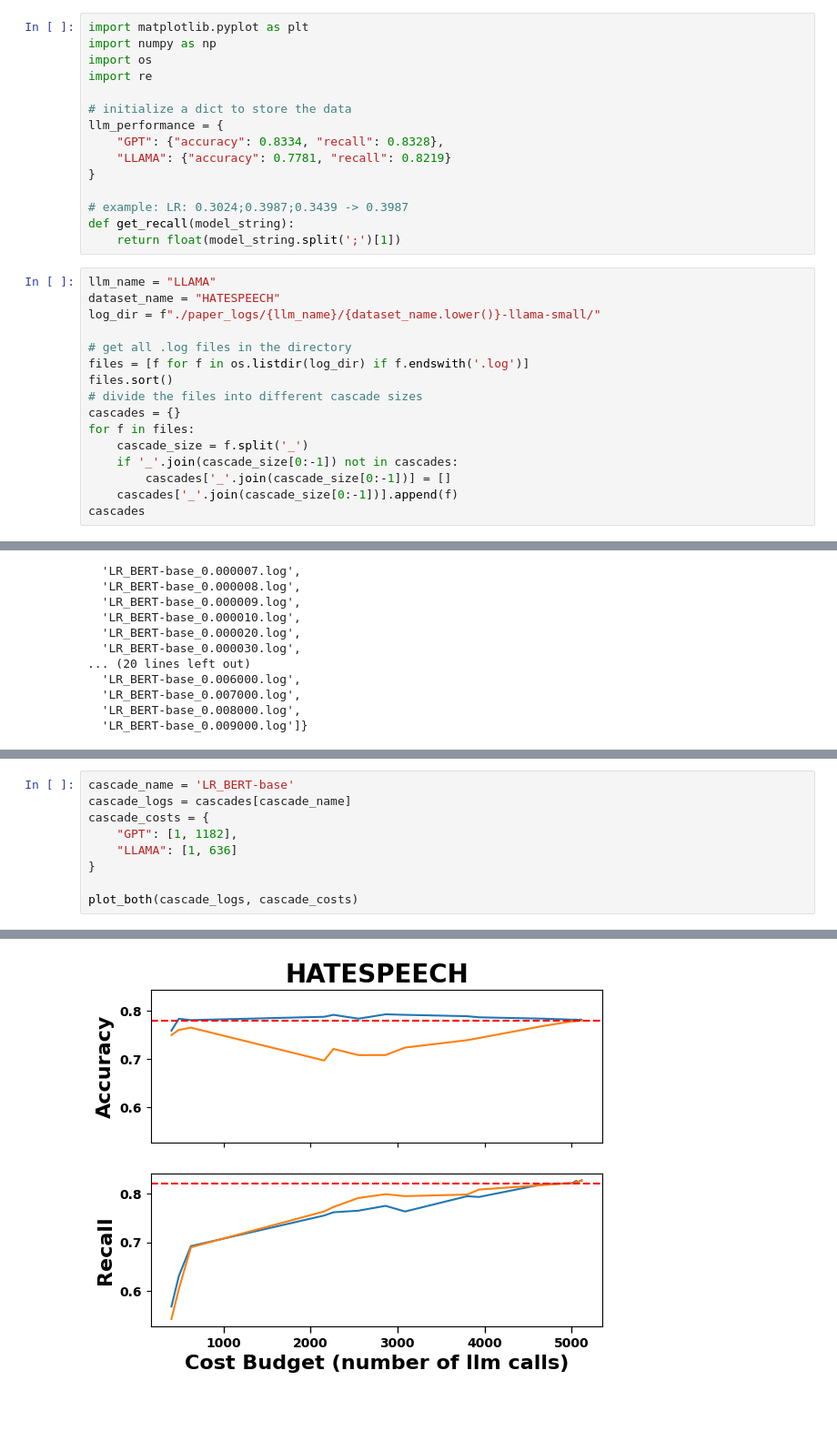
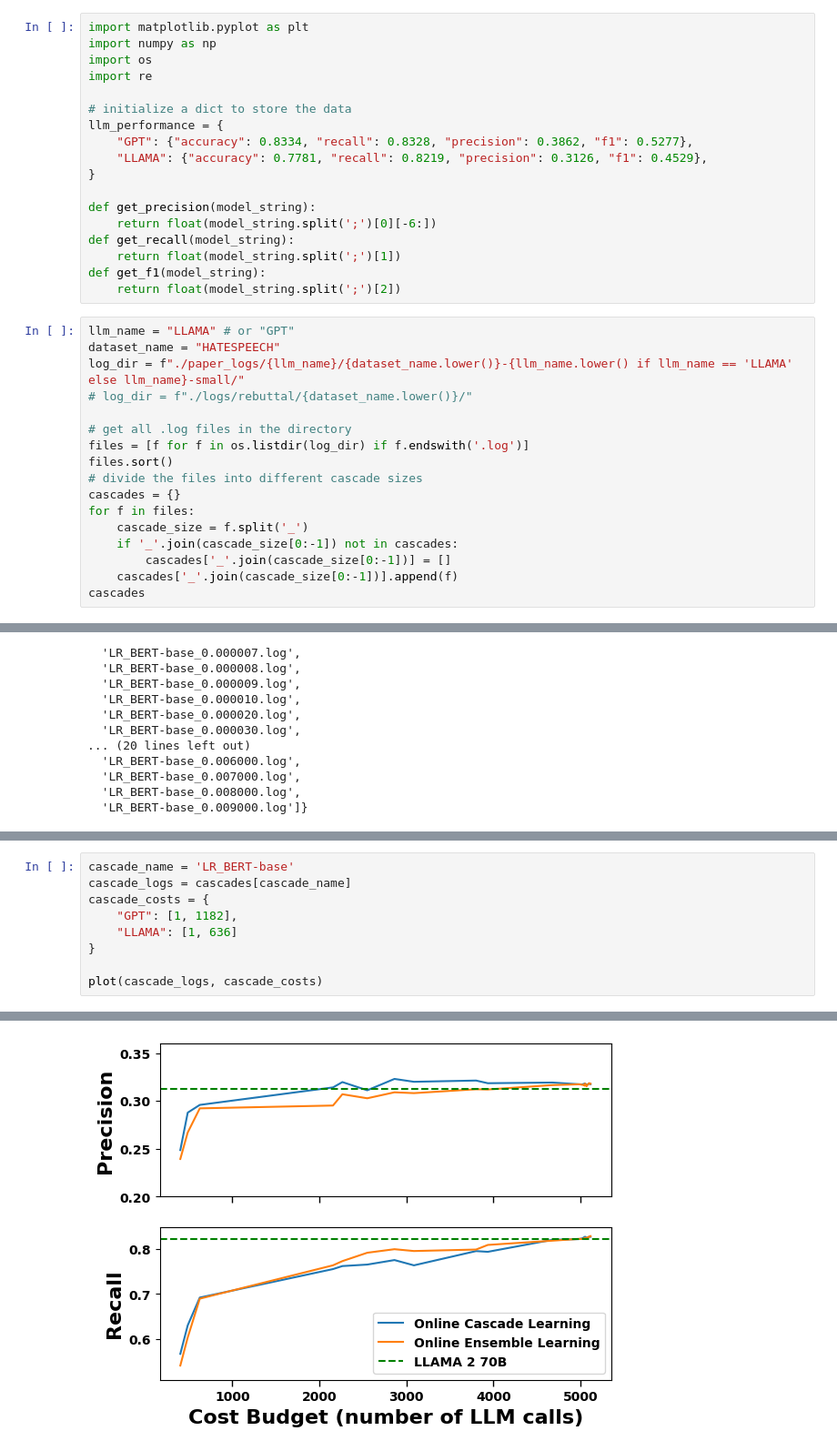
Before and after one commit to Flitternie/online_cascade_learning, a Jupyter notebook: visualizer_hatespeech.ipynb, the cells around one changed output, grey strips where cells are left out. Shown at 91% size. Drawn from its saved outputs; the diff is of its cells as text; blank space fills up the shorter version.

Commit message:
update scripts for rebuttal experiments

```diff
--- a/visualizer_hatespeech.ipynb
+++ b/visualizer_hatespeech.ipynb
@@ -6,17 +6,21 @@ import re
 
 # initialize a dict to store the data
 llm_performance = {
-    "GPT": {"accuracy": 0.8334, "recall": 0.8328},
-    "LLAMA": {"accuracy": 0.7781, "recall": 0.8219}
+    "GPT": {"accuracy": 0.8334, "recall": 0.8328, "precision": 0.3862, "f1": 0.5277},
+    "LLAMA": {"accuracy": 0.7781, "recall": 0.8219, "precision": 0.3126, "f1": 0.4529},
 }
 
-# example: LR: 0.3024;0.3987;0.3439 -> 0.3987
+def get_precision(model_string):
+    return float(model_string.split(';')[0][-6:])
 def get_recall(model_string):
     return float(model_string.split(';')[1])
+def get_f1(model_string):
+    return float(model_string.split(';')[2])
 # %%
-llm_name = "LLAMA"
+llm_name = "LLAMA" # or "GPT"
 dataset_name = "HATESPEECH"
-log_dir = f"./paper_logs/{llm_name}/{dataset_name.lower()}-llama-small/"
+log_dir = f"./paper_logs/{llm_name}/{dataset_name.lower()}-{llm_name.lower() if llm_name == 'LLAMA' else llm_name}-small/"
+# log_dir = f"./logs/rebuttal/{dataset_name.lower()}/"
 
 # get all .log files in the directory
 files = [f for f in os.listdir(log_dir) if f.endswith('.log')]
@@ -168,6 +293,6 @@ cascade_costs = {
     "LLAMA": [1, 636]
 }
 
-plot_both(cascade_logs, cascade_costs)
+plot(cascade_logs, cascade_costs)
 # %% [output]
 cascade size:  2
@@ -191,4 +317,4 @@ File saved as:  HATESPEECH_small_LLAMA_cascade.pdf
-[figure, old version]
+[figure, new version]
 # %%
 cascade_name = 'LR_BERT-base_BERT-large'
 cascade_logs = cascades[cascade_name]
```
Also changed, not shown: parts of 3 cells of this notebook, 7 other files.
